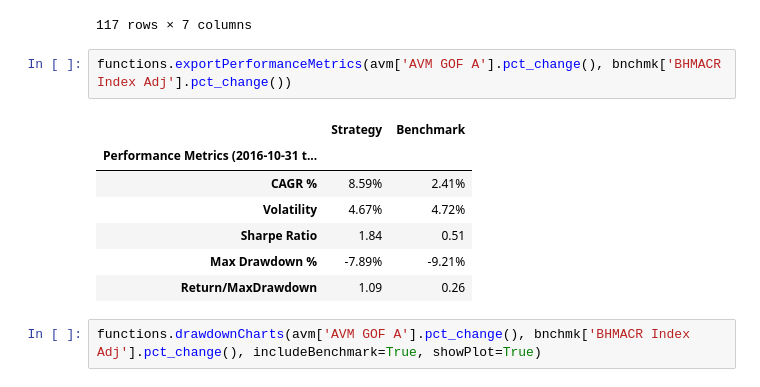
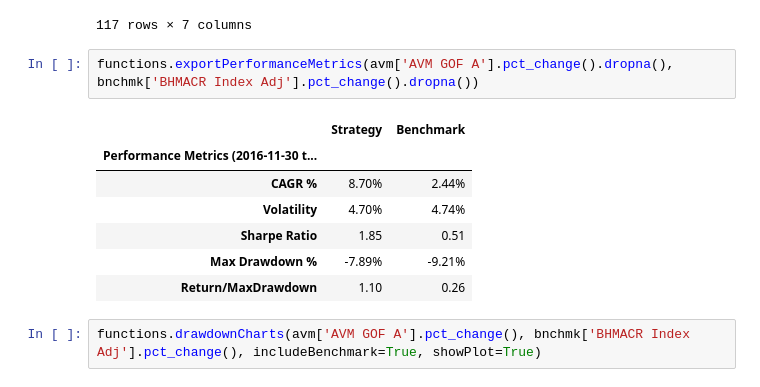
Before and after one commit to ClarenceTee93/Strategies, a Jupyter notebook: strategies.ipynb, the cells around one changed output. Drawn from its saved outputs; the diff is of its cells as text.

```diff
--- a/strategies.ipynb
+++ b/strategies.ipynb
@@ -170,15 +170,15 @@ nav_numbers
 | 116 | NaT | NaN | 2023-08-31 | 1224.74 | -1.109424 | 117.879074 | -1.109424 |
 117 rows × 7 columns
 # %%
-functions.exportPerformanceMetrics(avm['AVM GOF A'].pct_change(), bnchmk['BHMACR Index Adj'].pct_change())
+functions.exportPerformanceMetrics(avm['AVM GOF A'].pct_change().dropna(), bnchmk['BHMACR Index Adj'].pct_change().dropna())
 # %% [output]
 |  | Strategy | Benchmark |
-| Performance Metrics (2016-10-31 t... |  |  |
-| CAGR % | 8.59% | 2.41% |
-| Volatility | 4.67% | 4.72% |
-| Sharpe Ratio | 1.84 | 0.51 |
+| Performance Metrics (2016-11-30 t... |  |  |
+| CAGR % | 8.70% | 2.44% |
+| Volatility | 4.70% | 4.74% |
+| Sharpe Ratio | 1.85 | 0.51 |
 | Max Drawdown % | -7.89% | -9.21% |
-| Return/MaxDrawdown | 1.09 | 0.26 |
+| Return/MaxDrawdown | 1.10 | 0.26 |
 # %%
 functions.drawdownCharts(avm['AVM GOF A'].pct_change(), bnchmk['BHMACR Index Adj'].pct_change(), includeBenchmark=True, showPlot=True)
 # %% [output]
```
Also changed, not shown: 1 other file.
